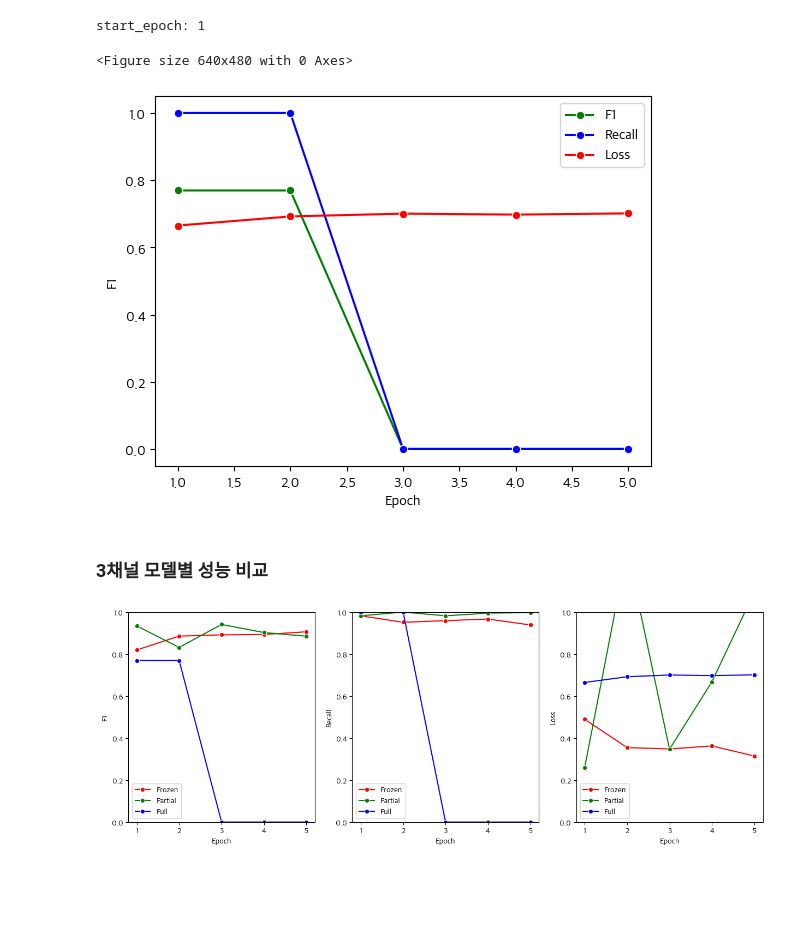
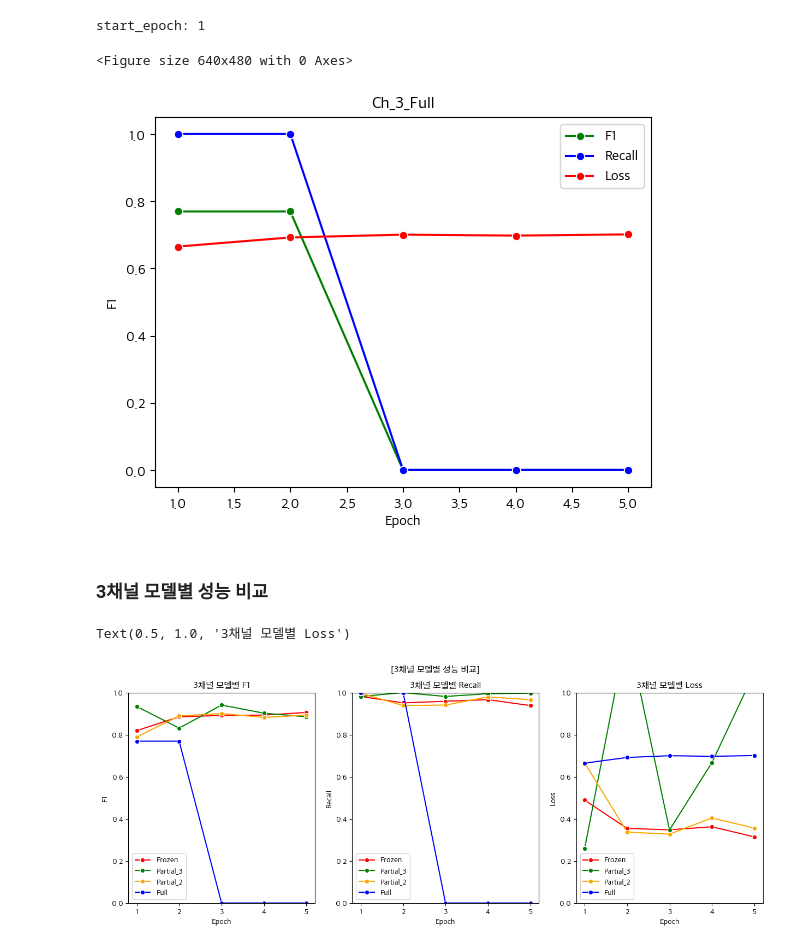
Before and after one commit to wonbywondev/ML-DL, a Jupyter notebook: 06_DL_FineTuning/06_Xray.ipynb, the cells around one changed output. Saved outputs shown, nothing was run; the diff lists cells and outputs as text; code cells hidden in the pictures; blank space fills up the shorter version.

```diff
--- a/06_DL_FineTuning/06_Xray.ipynb
+++ b/06_DL_FineTuning/06_Xray.ipynb
@@ -927,20 +1013,22 @@ clean_cache()
 # %% [output]
 start_epoch: 1
 # %%
-ch_3_full_result = RESULT_DF[(RESULT_DF["Mode"] == "Test") & (RESULT_DF["Name"] == "Ch_3_Full")]
+ch_3_full_result = RESULT_DF[(RESULT_DF["Mode"] == "Test") & (RESULT_DF["Name"] == "Ch_3_Full")].reset_index()
 
 plt.figure()
 
 fig, ax = plt.subplots()
-
 f1_line = sns.lineplot(data=ch_3_full_result, x="Epoch", y="F1", ax=ax, marker="o", color="green", label="F1")
 recall_line = sns.lineplot(data=ch_3_full_result, x="Epoch", y="Recall", ax=ax, marker="o", color="blue", label="Recall")
 loss_line = sns.lineplot(data=ch_3_full_result, x="Epoch", y="Loss", ax=ax, marker="o", color="red", label="Loss")
 
+name = ch_3_full_result["Name"][0]
+plt.title(f"{name}")
+
 plt.show()
 # %% [output]
 <Figure size 640x480 with 0 Axes>
-[figure, old version]
+[figure, new version]
 # %% [markdown]
 ### 3채널 모델별 성능 비교
 # %%
@@ -950,15 +1038,24 @@ for ax in axes:
     ax.set_ylim(0,1)
 
 f1_line = sns.lineplot(data=ch_3_fr_result, x="Epoch", y="F1", ax=axes[0], marker="o", color="red", label="Frozen")
-f1_line = sns.lineplot(data=ch_3_pa_result, x="Epoch", y="F1", ax=axes[0], marker="o", color="green", label="Partial")
+f1_line = sns.lineplot(data=ch_3_pa_3_result, x="Epoch", y="F1", ax=axes[0], marker="o", color="green", label="Partial_3")
+f1_line = sns.lineplot(data=ch_3_pa_2_result, x="Epoch", y="F1", ax=axes[0], marker="o", color="orange", label="Partial_2")
 f1_line = sns.lineplot(data=ch_3_full_result, x="Epoch", y="F1", ax=axes[0], marker="o", color="blue", label="Full")
 
 recall_line = sns.lineplot(data=ch_3_fr_result, x="Epoch", y="Recall", ax=axes[1], marker="o", color="red", label="Frozen")
-recall_line = sns.lineplot(data=ch_3_pa_result, x="Epoch", y="Recall", ax=axes[1], marker="o", color="green", label="Partial")
+recall_line = sns.lineplot(data=ch_3_pa_3_result, x="Epoch", y="Recall", ax=axes[1], marker="o", color="green", label="Partial_3")
+recall_line = sns.lineplot(data=ch_3_pa_2_result, x="Epoch", y="Recall", ax=axes[1], marker="o", color="orange", label="Partial_2")
 recall_line = sns.lineplot(data=ch_3_full_result, x="Epoch", y="Recall", ax=axes[1], marker="o", color="blue", label="Full")
 
 loss_line = sns.lineplot(data=ch_3_fr_result, x="Epoch", y="Loss", ax=axes[2], marker="o", color="red", label="Frozen")
-loss_line = sns.lineplot(data=ch_3_pa_result, x="Epoch", y="Loss", ax=axes[2], marker="o", color="green", label="Partial")
+loss_line = sns.lineplot(data=ch_3_pa_3_result, x="Epoch", y="Loss", ax=axes[2], marker="o", color="green", label="Partial_3")
+loss_line = sns.lineplot(data=ch_3_pa_2_result, x="Epoch", y="Loss", ax=axes[2], marker="o", color="orange", label="Partial_2")
 loss_line = sns.lineplot(data=ch_3_full_result, x="Epoch", y="Loss", ax=axes[2], marker="o", color="blue", label="Full")
+
+fig.suptitle("[3채널 모델별 성능 비교]")
+axes[0].set_title(f"3채널 모델별 F1")
+axes[1].set_title(f"3채널 모델별 Recall")
+axes[2].set_title(f"3채널 모델별 Loss")
 # %% [output]
+Text(0.5, 1.0, '3채널 모델별 Loss')
-[figure, old version]
+[figure, new version]
```
Also changed, not shown: parts of 15 cells of this notebook.
